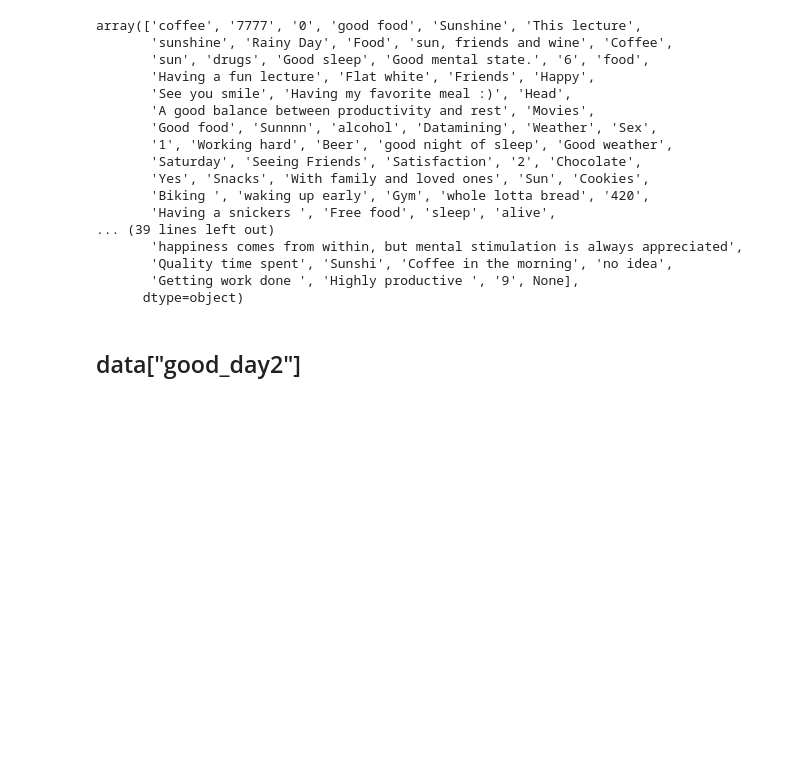
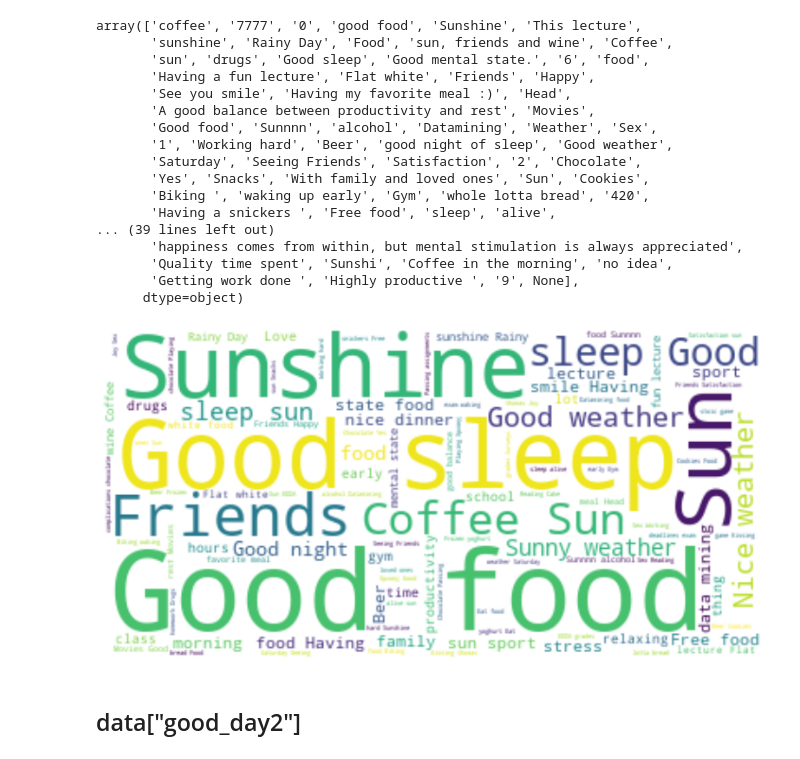
Before and after one commit to melisnv/data-mining-techniques, a Jupyter notebook: task1_explore/1A_EDDA/eda_melis.ipynb, the cells around one changed output. Cells and saved outputs as stored; diff of their text form; code cells hidden in the pictures; blank space fills up the shorter version.

Commit message:
adds wordcloud for goodday data

```diff
--- a/task1_explore/1A_EDDA/eda_melis.ipynb
+++ b/task1_explore/1A_EDDA/eda_melis.ipynb
@@ -888,6 +889,26 @@ array(['coffee', '7777', '0', 'good food', 'Sunshine', 'This lecture',
        'Quality time spent', 'Sunshi', 'Coffee in the morning', 'no idea',
        'Getting work done ', 'Highly productive ', '9', None],
       dtype=object)
+# %%
+nlp = spacy.load("en_core_web_sm")
+# %%
+def generate_word_cloud(text):
+
+    stop_words = nlp.Defaults.stop_words
+
+    wordcloud = WordCloud(stopwords=stop_words,background_color='white',collocation_threshold=3)
+    wordcloud.generate(text)
+    plt.figure(figsize=(15,7))
+    plt.axis('off')
+    plt.imshow(wordcloud,interpolation='bilinear')
+    return plt.show()
+# %%
+goodday_words = data["good_day"]
+text = " ".join(word for word in goodday_words.astype(str))
+
+generate_word_cloud(text)
+# %% [output]
+[figure, added]
 # %% [markdown]
 ## data["good_day2"]
 # %%
```
Also changed, not shown: parts of 4 cells of this notebook.
